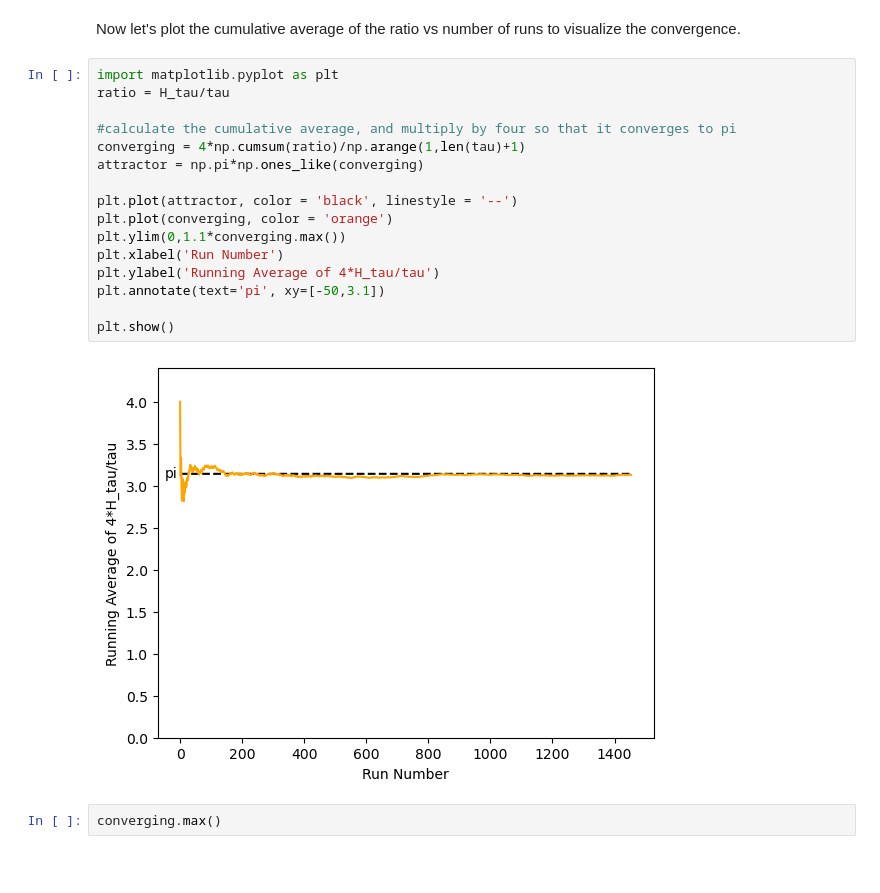
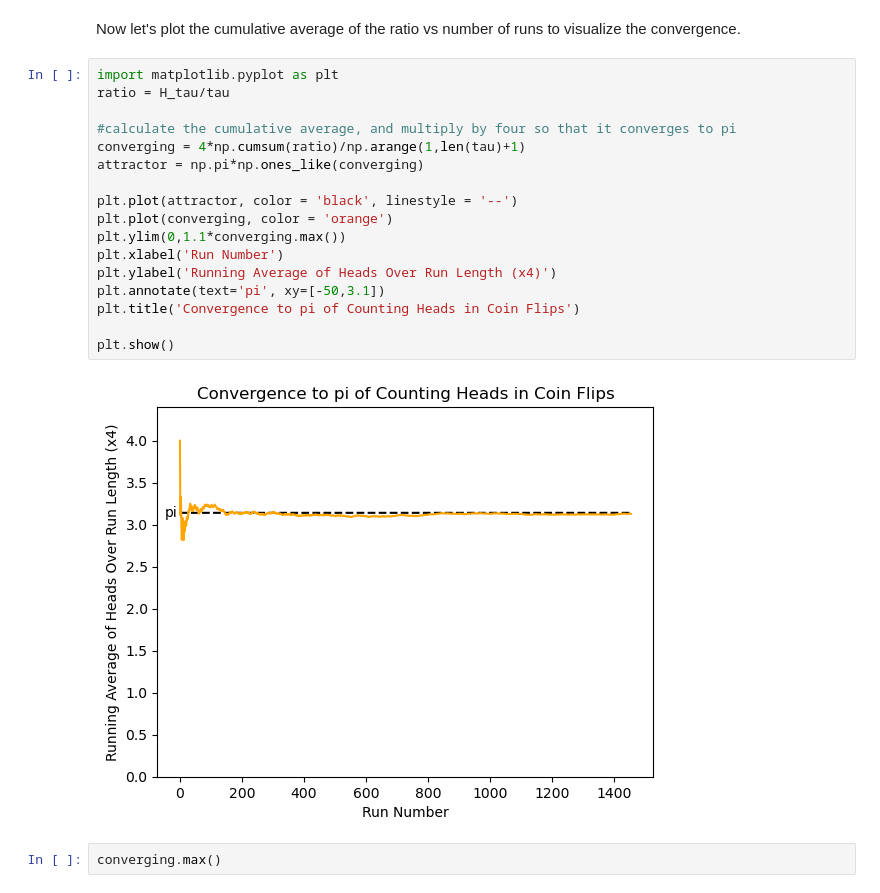
Before and after one commit to alexakane/case-studies, a Jupyter notebook: coin_flips_to_pi.ipynb, the cells around one changed output. Saved outputs shown, nothing was run; the diff lists cells and outputs as text; blank space fills up the shorter version.

Commit message:
coin flips - image edits

```diff
--- a/coin_flips_to_pi.ipynb
+++ b/coin_flips_to_pi.ipynb
@@ -57,21 +57,22 @@ Now let's plot the cumulative average of the ratio vs number of runs to visualiz
 # %%
 import matplotlib.pyplot as plt
 ratio = H_tau/tau
 
 #calculate the cumulative average, and multiply by four so that it converges to pi
 converging = 4*np.cumsum(ratio)/np.arange(1,len(tau)+1)
 attractor = np.pi*np.ones_like(converging)
 
 plt.plot(attractor, color = 'black', linestyle = '--')
 plt.plot(converging, color = 'orange')
 plt.ylim(0,1.1*converging.max())
 plt.xlabel('Run Number')
-plt.ylabel('Running Average of 4*H_tau/tau')
+plt.ylabel('Running Average of Heads Over Run Length (x4)')
 plt.annotate(text='pi', xy=[-50,3.1])
+plt.title('Convergence to pi of Counting Heads in Coin Flips')
 
 plt.show()
 # %% [output]
-[figure, old version]
+[figure, new version]
 # %%
 converging.max()
 # %% [output]
```
Also changed, not shown: 1 other file.
